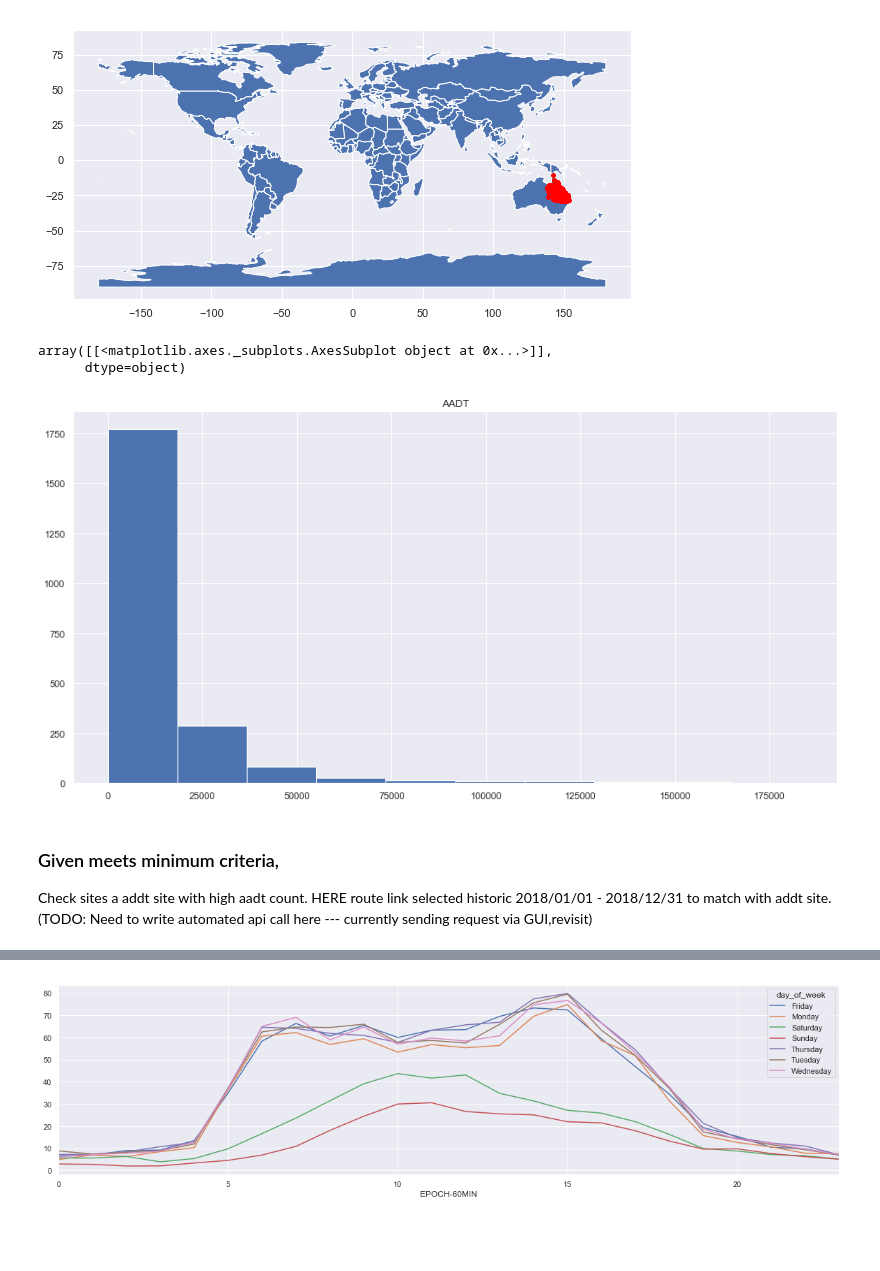
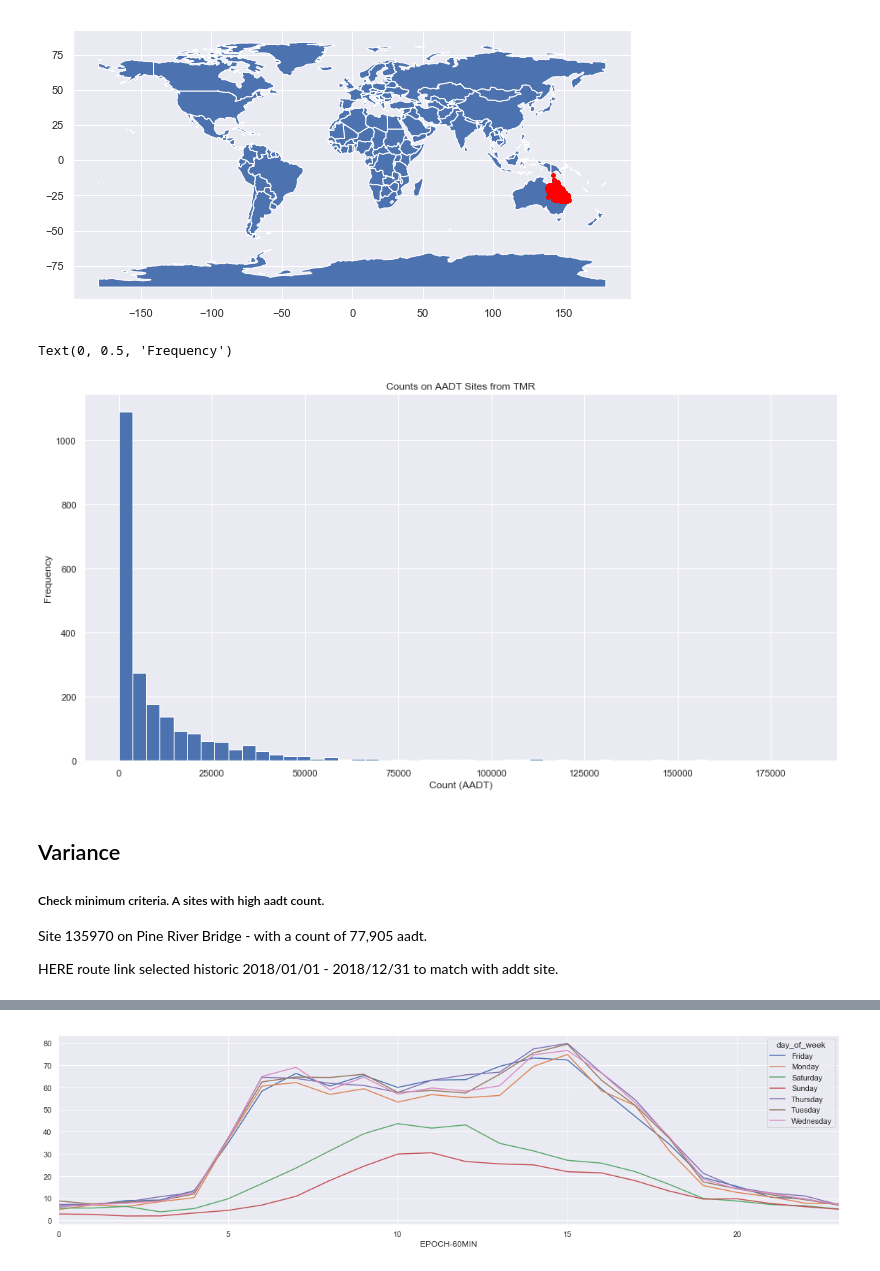
Before and after one commit to jaworra/Jupyter-Notebooks, a Jupyter notebook: here_analysis.ipynb, the cells around one changed output, grey strips where cells are left out. Cells and saved outputs as stored; diff of their text form; code cells hidden in the pictures; blank space fills up the shorter version.

```diff
--- a/here_analysis.ipynb
+++ b/here_analysis.ipynb
@@ -38,18 +44,21 @@ world = gpd.read_file(gpd.datasets.get_path('naturalearth_lowres'))
 aadt_2018_gdf.plot(ax=world.plot(figsize=(10, 6)), marker='o', color='red', markersize=15);
 # %% [output]
 [figure]
-# %%
-aadt_2018_gdf.hist('AADT') #Shows the count/frequency of counts - shows the majority of counts belwo 25000
-# %% [output]
-array([[<matplotlib.axes._subplots.AxesSubplot object at 0x...>]],
-      dtype=object)
-[figure, removed]
+# %%
+aadt_2018_gdf.hist('AADT', bins= 50)
+plt.title('Counts on AADT Sites from TMR')
+plt.xlabel('Count (AADT)')
+plt.ylabel('Frequency')
+# %% [output]
+Text(0, 0.5, 'Frequency')
+[figure, added]
 # %% [markdown]
-### Given meets minimum criteria,
+## Variance
 
-Check sites a addt site with high aadt count.
+##### Check minimum criteria. A sites with high aadt count.
+Site 135970 on Pine River Bridge - with a count of 77,905 aadt.
+
 HERE route link selected historic 2018/01/01 - 2018/12/31 to match with addt site.
-(TODO: Need to write automated api call here --- currently sending request via GUI,revisit)
 # %%
 #Sort top aadt counts
 aadt_2018_gdf_sort= aadt_2018_gdf.sort_values(by='AADT', ascending=False)
```
Also changed, not shown: parts of 18 cells of this notebook.
